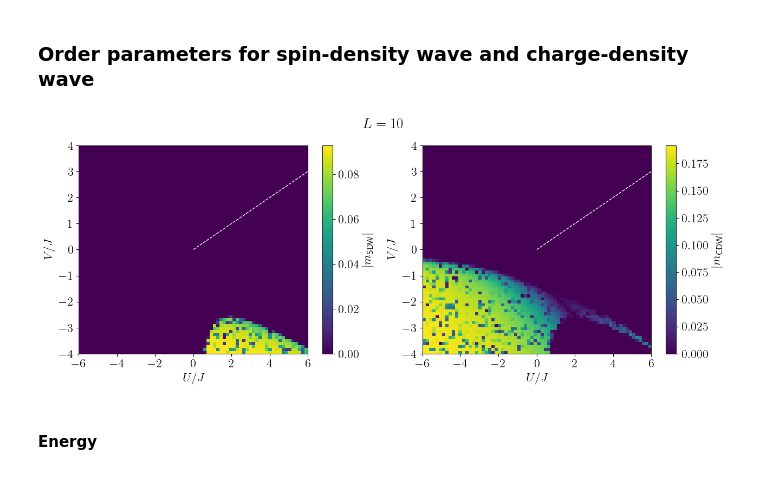
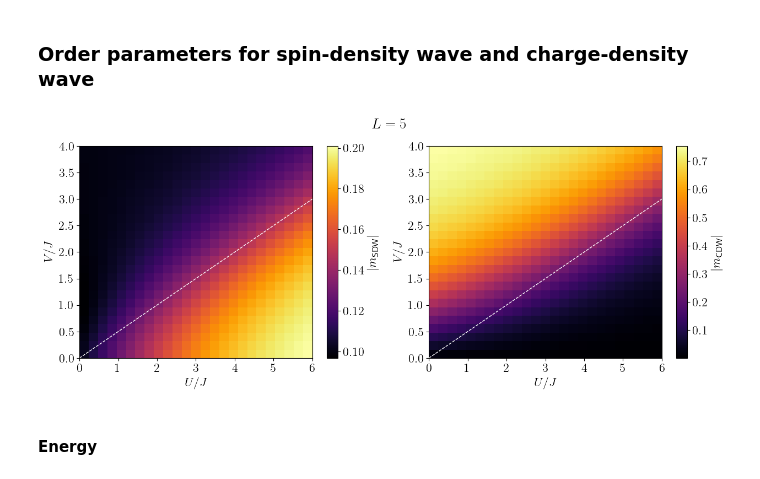
Before and after one commit to FelipePicoli/Extended_Hubbard_Model, a Jupyter notebook: notebooks/EHM_phase_diagram.ipynb, the cells around one changed output. Cells and saved outputs as stored; diff of their text form; code cells hidden in the pictures.

```diff
--- a/notebooks/EHM_phase_diagram.ipynb
+++ b/notebooks/EHM_phase_diagram.ipynb
@@ -33,12 +33,12 @@ figures_path = "../figs"
 model = "EHM_Itensor"
 exec = "Phase_Diagram"
 results = "../results"
-theme = "viridis"
+theme = "inferno"
 
 is_pairs = False
 # %%
-N_Points = 70
-L = 10
+N_Points = 50
+L = 5
 # %%
 # Order parameters
 def m_SDW(L, Sj):
@@ -117,8 +117,8 @@ Saving the magnetization and charge density made possible to compute in python.
 # %% [markdown]
 ### Order parameters for spin-density wave and charge-density wave
 # %%
-U_min_plot, U_max_plot = U_min , U_max
-V_min_plot, V_max_plot = V_min , V_max
+U_min_plot, U_max_plot = 0 , U_max
+V_min_plot, V_max_plot = 0 , V_max
 
 def select_region(U_vals, V_vals, data, U_min_plot, U_max_plot, V_min_plot, V_max_plot):
     U_mask = (U_vals >= U_min_plot) & (U_vals <= U_max_plot)
@@ -133,34 +133,34 @@ _, _, m_cdw_plot = select_region(U_vals, V_vals, m_cdw, U_min_plot, U_max_plot,
 X, Y = np.meshgrid(U_vals_plot, V_vals_plot)
 
 # Plotting
 fig, ax = plt.subplots(1, 2, figsize=(15, 5), sharex=True)
 plt.suptitle(f"$L = {L}$")
 
 # m_SDW
 im0 = ax[0].imshow(m_sdw_plot, origin="lower", extent=[U_min_plot, U_max_plot, V_min_plot, V_max_plot], aspect="auto", cmap=theme)
 fig.colorbar(im0, ax=ax[0], label=r"$|m_{\text{SDW}}|$")
 # ax[0].contour(X, Y, np.abs(m_sdw_plot), colors='white', linestyle='--', linewidths=0.7)
 ax[0].set_xlabel(r"$U / J$")
 ax[0].set_ylabel(r"$V / J$")
 
 # m_CDW
 im1 = ax[1].imshow(m_cdw_plot, origin="lower", extent=[U_min_plot, U_max_plot, V_min_plot, V_max_plot], aspect="auto", cmap=theme)
 fig.colorbar(im1, ax=ax[1], label=r"$|m_{\text{CDW}}|$")
 # ax[1].contour(X, Y, np.abs(m_cdw_plot), colors='white', linestyle='--', linewidths=0.7)
 ax[1].set_xlabel(r"$U / J$")
 ax[1].set_ylabel(r"$V / J$")
 
 # Line U = 2V
 V_range = np.linspace(max(0, V_min_plot), min(U_max_plot / 2, V_max_plot), N_Points)
 U_range = 2 * V_range
 ax[0].plot(U_range, V_range, 'w--', linewidth=1)
 ax[1].plot(U_range, V_range, 'w--', linewidth=1)
 
 # Save and show
 plt.savefig(f"{figures_path}/{model}_{exec}/order_parameters_L={L}_U={U_min_plot}-{U_max_plot}_V={V_min_plot}-{V_max_plot}.png", dpi=300, bbox_inches="tight")
 plt.show()
 # %% [output]
-[figure, old version]
+[figure, new version]
 # %% [markdown]
 #### Energy
 # %%
```
Also changed, not shown: parts of 7 cells of this notebook, 20 other files.
